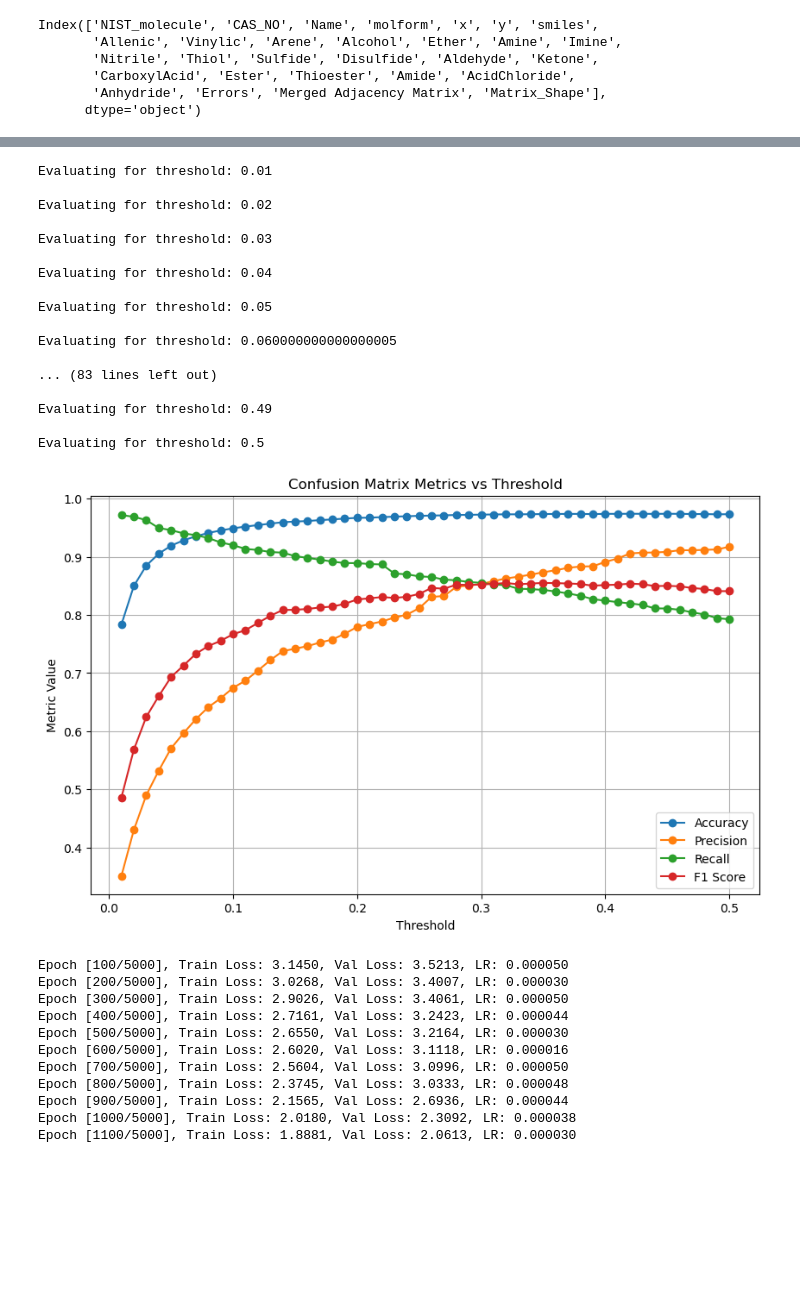
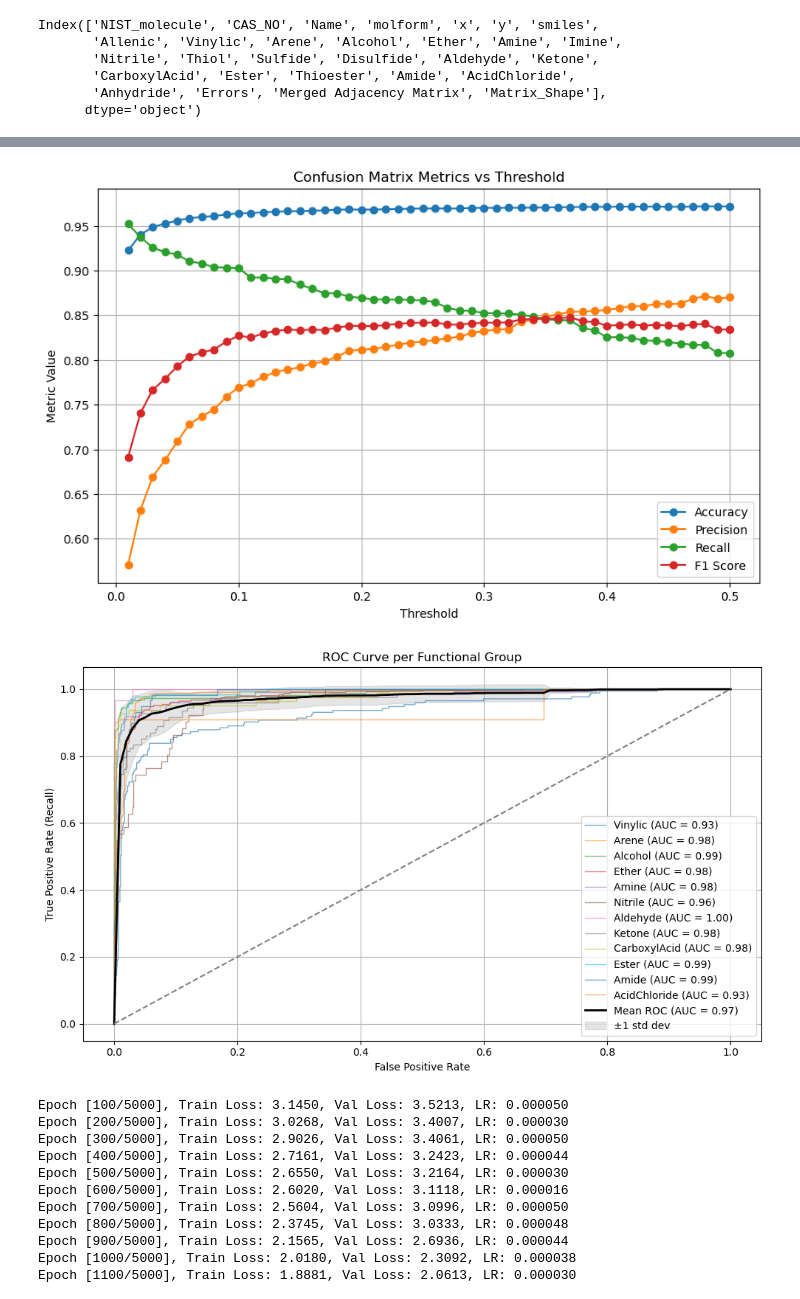
Before and after one commit to MizzouINDFUL/mizzou_atomistic_materials_analytics_sp2025, a Jupyter notebook: 03_FTIR_to_structure/02_NIST_IR_Carpentry_Baseline_v09.ipynb, the cells around one changed output, grey strips where cells are left out. Saved outputs shown, nothing was run; the diff lists cells and outputs as text; code cells hidden in the pictures; blank space fills up the shorter version.

```diff
--- a/03_FTIR_to_structure/02_NIST_IR_Carpentry_Baseline_v09.ipynb
+++ b/03_FTIR_to_structure/02_NIST_IR_Carpentry_Baseline_v09.ipynb
@@ -1037,8 +1038,9 @@ import torch
 import numpy as np
 import matplotlib.pyplot as plt
 from sklearn.metrics import confusion_matrix, accuracy_score, precision_score, recall_score, f1_score
+from tqdm import tqdm
 
-# Define a range of thresholds to explore (e.g., from 0.1 to 0.9)
+# Define a range of thresholds to explore (e.g., from 0.01 to 0.5)
 thresholds = np.linspace(0.01, 0.5, 50)
 
 # Initialize dictionaries to store metrics for each threshold
@@ -1048,9 +1050,7 @@ confusion_matrix_metrics = {'threshold': [], 'accuracy': [], 'precision': [], 'r
 # Evaluate the Model with Different Thresholds
 ##############################################
 
-for threshold in thresholds:
-    print(f"\nEvaluating for threshold: {threshold}")
-
+for threshold in tqdm(thresholds, desc="Evaluating thresholds"):
     # Apply the threshold to convert probabilities to binary predictions
     y_pred_binary = (y_pred >= threshold).astype(int)
 
@@ -1066,13 +1066,6 @@ for threshold in thresholds:
         prec = precision_score(y_test[:, i], y_pred_binary[:, i], zero_division=0)
         rec = recall_score(y_test[:, i], y_pred_binary[:, i], zero_division=0)
         f1 = f1_score(y_test[:, i], y_pred_binary[:, i], zero_division=0)
-
-        #print(f"\nMetrics for {group}:")
-        #print(f"  TN: {tn}, FP: {fp}, FN: {fn}, TP: {tp}")
-        #print(f"  Accuracy:  {acc:.4f}")
-        #print(f"  Precision: {prec:.4f}")
-        #print(f"  Recall:    {rec:.4f}")
-        #print(f"  F1 Score:  {f1:.4f}")
 
         # Accumulate metrics for averaging across all labels
         total_acc += acc
@@ -1085,48 +1078,31 @@ for threshold in thresholds:
     avg_prec = total_prec / len(functional_groups)
     avg_rec = total_rec / len(functional_groups)
     avg_f1 = total_f1 / len(functional_groups)
 
     # Store metrics for this threshold
     confusion_matrix_metrics['threshold'].append(threshold)
     confusion_matrix_metrics['accuracy'].append(avg_acc)
     confusion_matrix_metrics['precision'].append(avg_prec)
     confusion_matrix_metrics['recall'].append(avg_rec)
     confusion_matrix_metrics['f1_score'].append(avg_f1)
 
 ##############################################
 # Plot Metrics vs Threshold
 ##############################################
 
 plt.figure(figsize=(10, 6))
 
 # Plot each metric against the threshold
 plt.plot(confusion_matrix_metrics['threshold'], confusion_matrix_metrics['accuracy'], label='Accuracy', marker='o')
 plt.plot(confusion_matrix_metrics['threshold'], confusion_matrix_metrics['precision'], label='Precision', marker='o')
 plt.plot(confusion_matrix_metrics['threshold'], confusion_matrix_metrics['recall'], label='Recall', marker='o')
 plt.plot(confusion_matrix_metrics['threshold'], confusion_matrix_metrics['f1_score'], label='F1 Score', marker='o')
 
 plt.xlabel('Threshold')
 plt.ylabel('Metric Value')
 plt.title('Confusion Matrix Metrics vs Threshold')
 plt.legend()
 plt.grid(True)
 plt.show()
 # %% [output]
-Evaluating for threshold: 0.01
-
-Evaluating for threshold: 0.02
-
-Evaluating for threshold: 0.03
-
-Evaluating for threshold: 0.04
-
-Evaluating for threshold: 0.05
-
-Evaluating for threshold: 0.060000000000000005
-
-... (83 lines left out)
-
-Evaluating for threshold: 0.49
-
-Evaluating for threshold: 0.5
-[figure, old version]
+[figure, new version]
@@ -1137,3 +1109,45 @@ Evaluating for threshold: 0.5
+# %%
+from sklearn.metrics import roc_curve, auc
+import numpy as np
+import matplotlib.pyplot as plt
+
+# Initialize TPR and FPR lists for ROC
+mean_fpr = np.linspace(0, 1, 100)
+tprs = []
+aucs = []
+
+plt.figure(figsize=(10, 6))
+
+# Plot ROC curve per label and compute AUC
+for i, group in enumerate(functional_groups):
+    fpr, tpr, _ = roc_curve(y_test[:, i], y_pred[:, i])
+    interp_tpr = np.interp(mean_fpr, fpr, tpr)  # interpolate to common FPR axis
+    interp_tpr[0] = 0.0
+    tprs.append(interp_tpr)
+    roc_auc = auc(fpr, tpr)
+    aucs.append(roc_auc)
+    plt.plot(fpr, tpr, lw=1, alpha=0.6, label=f'{group} (AUC = {roc_auc:.2f})')
+
+# Compute mean TPR and std deviation across all groups
+mean_tpr = np.mean(tprs, axis=0)
+std_tpr = np.std(tprs, axis=0)
+mean_auc = auc(mean_fpr, mean_tpr)
+
+plt.plot(mean_fpr, mean_tpr, color='black', lw=2, label=f'Mean ROC (AUC = {mean_auc:.2f})')
+plt.fill_between(mean_fpr, mean_tpr - std_tpr, mean_tpr + std_tpr, color='grey', alpha=0.2, label='±1 std dev')
+
+# Plot diagonal reference
+plt.plot([0, 1], [0, 1], linestyle='--', color='gray')
+
+plt.xlabel("False Positive Rate")
+plt.ylabel("True Positive Rate (Recall)")
+plt.title("ROC Curve per Functional Group")
+plt.legend()
+plt.grid(True)
+plt.tight_layout()
+plt.show()
+# %% [output]
+[figure, added]
 # %%
 import torch
 import torch.nn as nn
```
Also changed, not shown: parts of 5 cells of this notebook.
